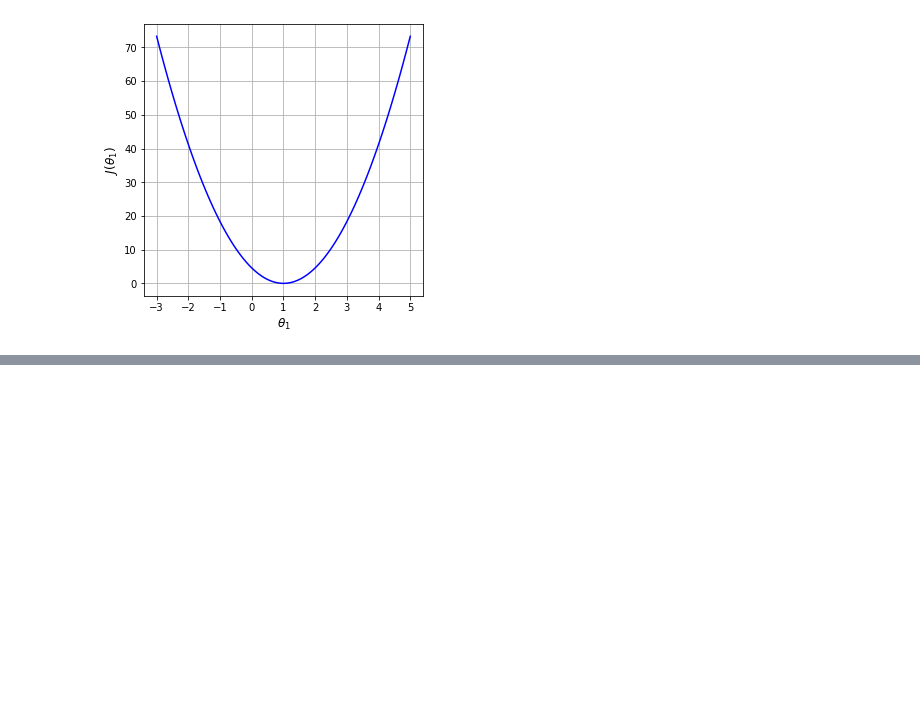
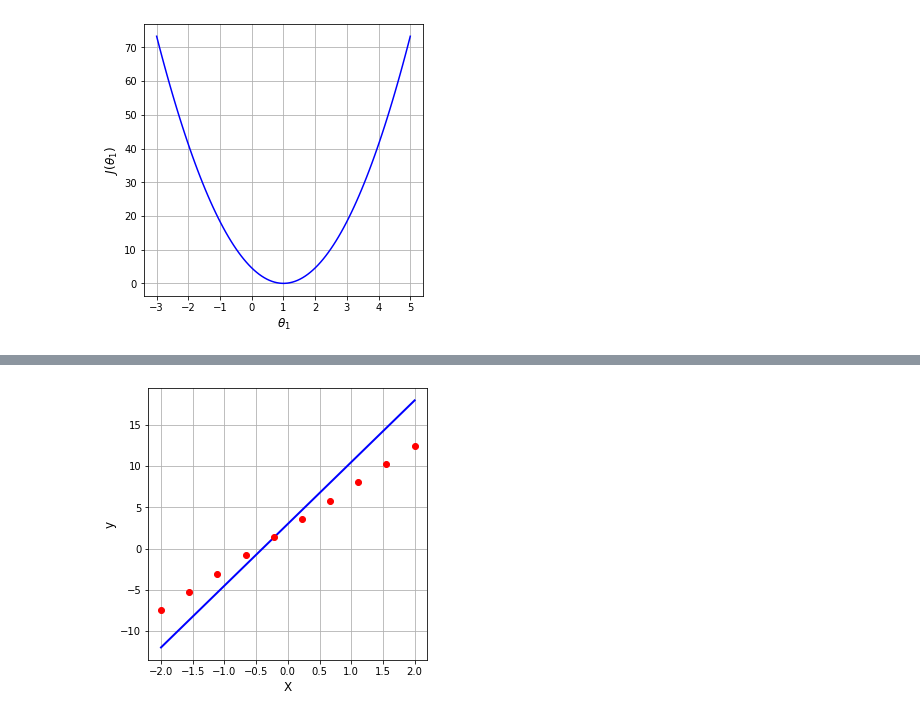
Before and after one commit to OswaldoCC17/imk-2021-2-aprendizaje-automatico, a Jupyter notebook: 03 - Linear Regression Details.ipynb, the cells around one changed output, grey strips where cells are left out. Drawn from its saved outputs; the diff is of its cells as text; code cells hidden in the pictures; blank space fills up the shorter version.

```diff
--- a/03 - Linear Regression Details.ipynb
+++ b/03 - Linear Regression Details.ipynb
@@ -64,0 +97,14 @@ plt.show()
+# %%
+theta0 = 3
+theta1 = 7.5
+h = theta0 + theta1*X
+
+plt.figure(figsize=(5,5))
+plt.xlabel('X', fontsize=12)
+plt.ylabel('y', fontsize=12)
+plt.plot(X, h, "b-", linewidth=2)
+plt.plot(X, y, "ro", markersize=6)
+plt.grid(True)
+plt.show()
+# %% [output]
+[figure, added]
```
Also changed, not shown: parts of 4 cells of this notebook, 1 other file.
